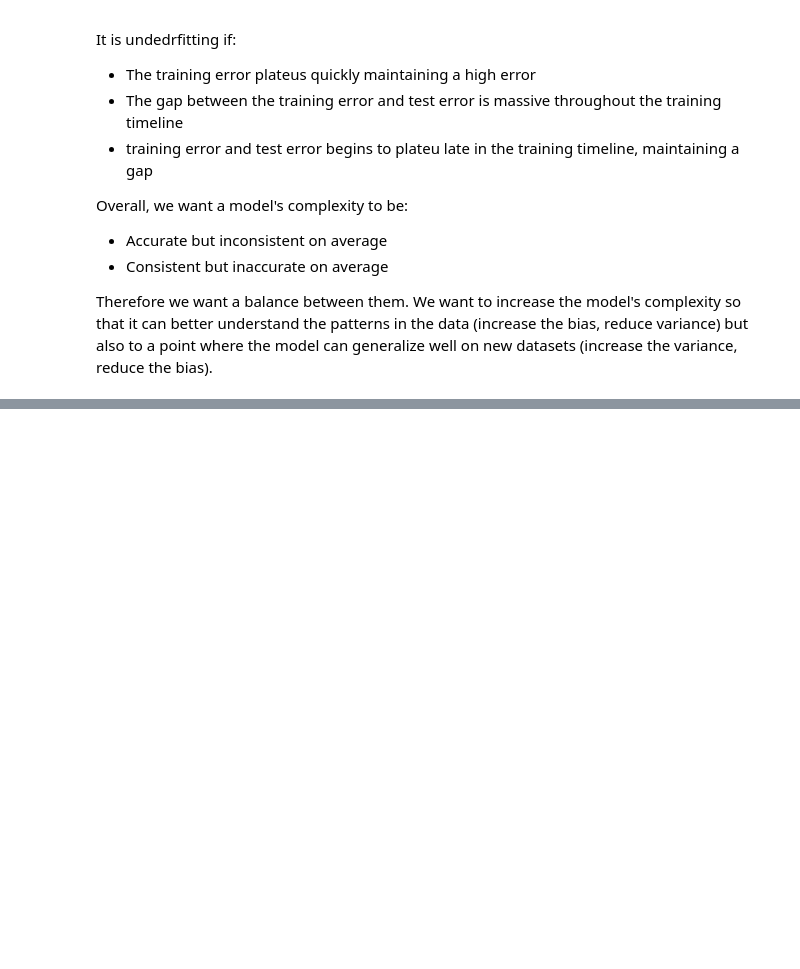
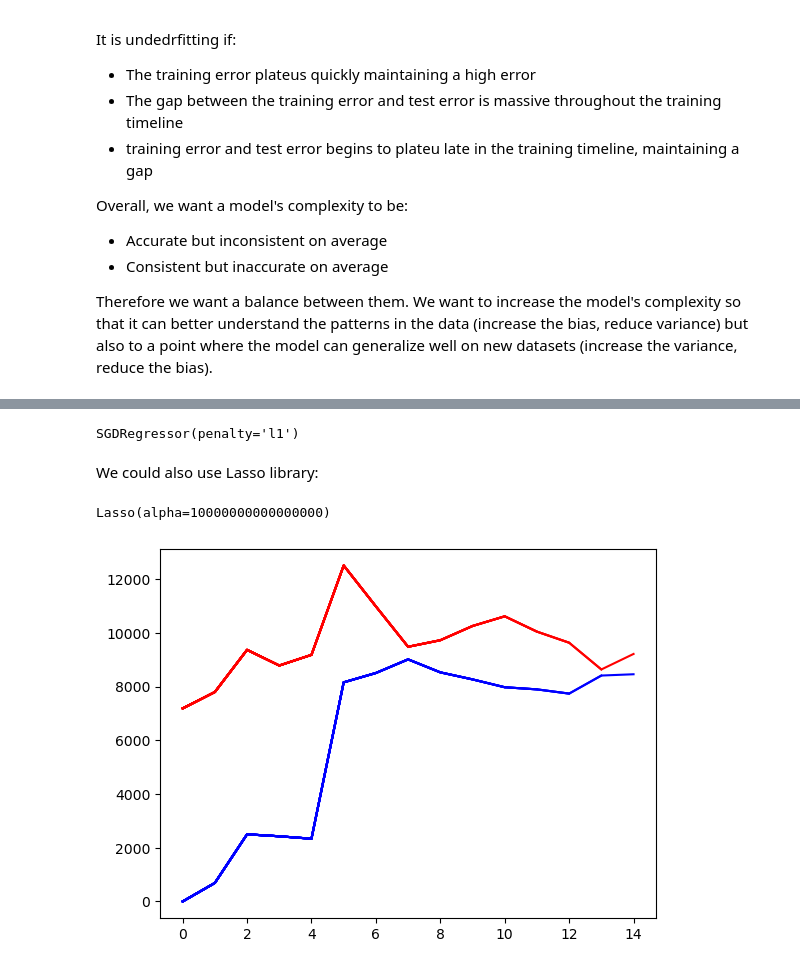
Before and after one commit to atreyu595/Regression-Knowledge-Base, a Jupyter notebook: Regression.ipynb, the cells around one changed output, grey strips where cells are left out. Drawn from its saved outputs; the diff is of its cells as text; code cells hidden in the pictures; blank space fills up the shorter version.

```diff
--- a/Regression.ipynb
+++ b/Regression.ipynb
@@ -451,0 +485,18 @@ Example of code:
+# %%
+lasso_sgd = SGDRegressor(penalty='l1')
+lasso_sgd.fit(X,y)
+# %% [output]
+SGDRegressor(penalty='l1')
+# %% [markdown]
+We could also use Lasso library:
+# %%
+from sklearn.linear_model import Lasso
+
+lasso = Lasso(alpha=1000000000000000)
+lasso.fit(X,y)
+# %% [output]
+Lasso(alpha=10000000000000000)
+# %%
+plot_learning_curves(lasso, X, y)
+# %% [output]
+[figure, added]
```
Also changed, not shown: parts of 17 cells of this notebook.
